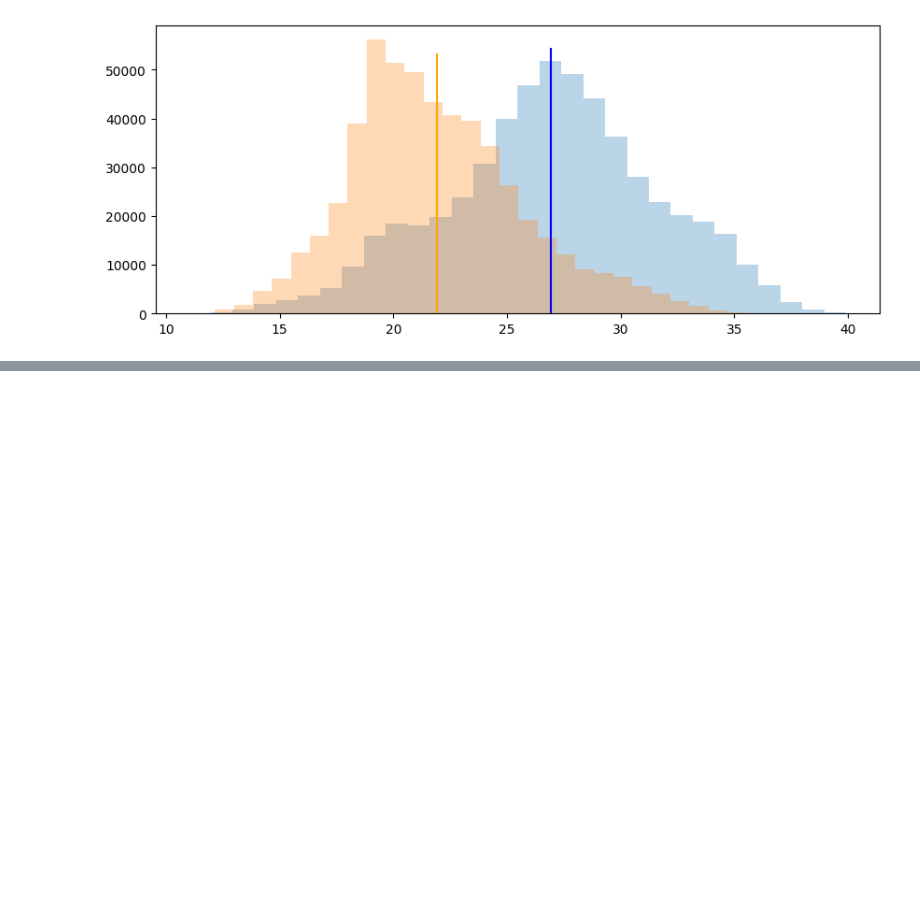
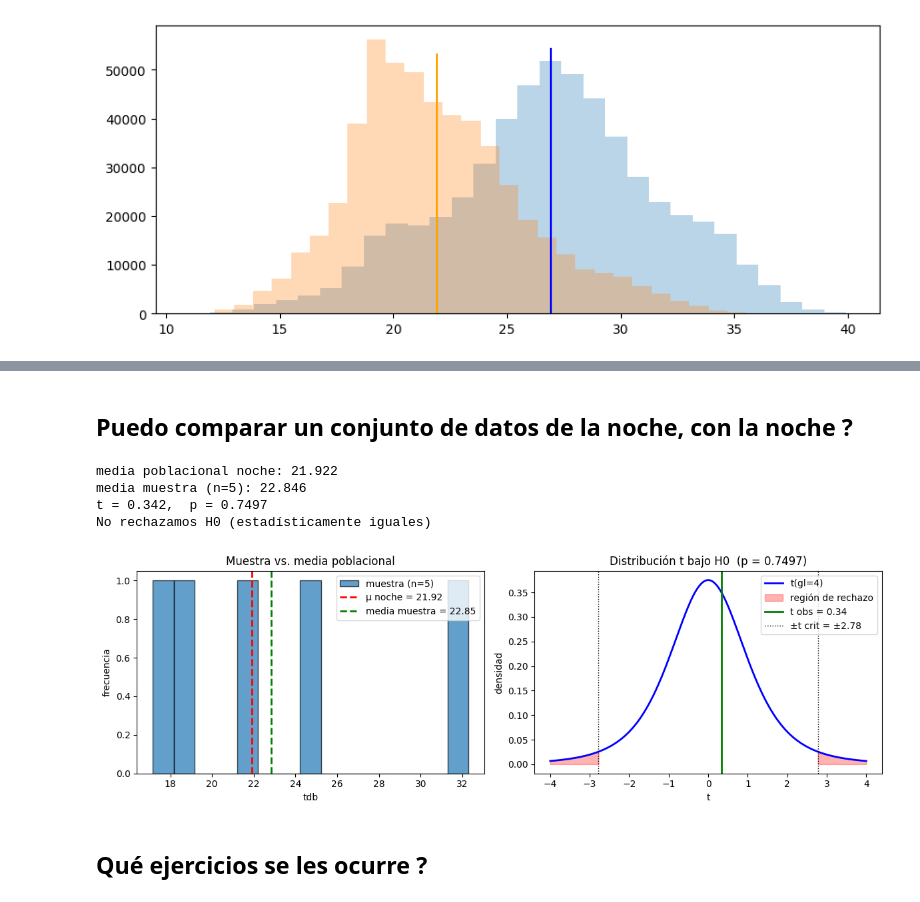
Before and after one commit to AltamarMx/anomalias-2026-2, a Jupyter notebook: notebooks/009_PruebasHipotesis.ipynb, the cells around one changed output, grey strips where cells are left out. Drawn from its saved outputs; the diff is of its cells as text; code cells hidden in the pictures; blank space fills up the shorter version.

```diff
--- a/notebooks/009_PruebasHipotesis.ipynb
+++ b/notebooks/009_PruebasHipotesis.ipynb
@@ -54,0 +165,53 @@ ax.vlines(noche.tdb.mean(),ymin=0,ymax=len(noche.tdb)/10,colors='orange')
+# %% [markdown]
+## Puedo comparar un conjunto de datos de la noche, con la noche ?
+# %%
+n = 5
+muestra_noche = noche['tdb'].sample(n)
+# H0: la media de la muestra es igual a la media poblacional de noche
+mu_noche = noche['tdb'].mean()
+t_stat, p_valor = stats.ttest_1samp(muestra_noche, popmean=mu_noche)
+
+alpha = 0.05
+print(f'media poblacional noche: {mu_noche:.3f}')
+print(f'media muestra (n={n}): {muestra_noche.mean():.3f}')
+print(f't = {t_stat:.3f},  p = {p_valor:.4f}')
+print('Rechazamos H0 (son distintas)' if p_valor < alpha else 'No rechazamos H0 (estadísticamente iguales)')
+
+gl = n - 1  # grados de libertad
+t_critico = stats.t.ppf(1 - alpha/2, gl)
+
+# eje x para la distribución t bajo H0
+x = np.linspace(-4, 4, 400)
+y = stats.t.pdf(x, gl)
+
+fig, (ax1, ax2) = plt.subplots(1, 2, figsize=(12, 4))
+
+# --- 1) histograma de la muestra vs. media poblacional ---
+ax1.hist(muestra_noche, bins=15, edgecolor='k', alpha=0.7, label=f'muestra (n={n})')
+ax1.axvline(mu_noche, color='red', ls='--', lw=2, label=f'μ noche = {mu_noche:.2f}')
+ax1.axvline(muestra_noche.mean(), color='green', ls='--', lw=2,
+          label=f'media muestra = {muestra_noche.mean():.2f}')
+ax1.set_xlabel('tdb'); ax1.set_ylabel('frecuencia')
+ax1.set_title('Muestra vs. media poblacional')
+ax1.legend()
+
+# --- 2) distribución t bajo H0 con regiones de rechazo ---
+ax2.plot(x, y, 'b-', lw=2, label=f't(gl={gl})')
+ax2.fill_between(x, y, where=(x <= -t_critico), color='red', alpha=0.3, label='región de rechazo')
+ax2.fill_between(x, y, where=(x >=  t_critico), color='red', alpha=0.3)
+ax2.axvline(t_stat, color='green', lw=2, label=f't obs = {t_stat:.2f}')
+ax2.axvline( t_critico, color='k', ls=':', lw=1)
+ax2.axvline(-t_critico, color='k', ls=':', lw=1, label=f'±t crit = ±{t_critico:.2f}')
+ax2.set_xlabel('t'); ax2.set_ylabel('densidad')
+ax2.set_title(f'Distribución t bajo H0  (p = {p_valor:.4f})')
+ax2.legend()
+
+plt.tight_layout(); plt.show()
+# %% [output]
+media poblacional noche: 21.922
+media muestra (n=5): 22.846
+t = 0.342,  p = 0.7497
+No rechazamos H0 (estadísticamente iguales)
+[figure, added]
+# %% [markdown]
+## Qué ejercicios se les ocurre ?
```
Also changed, not shown: parts of 6 cells of this notebook.
